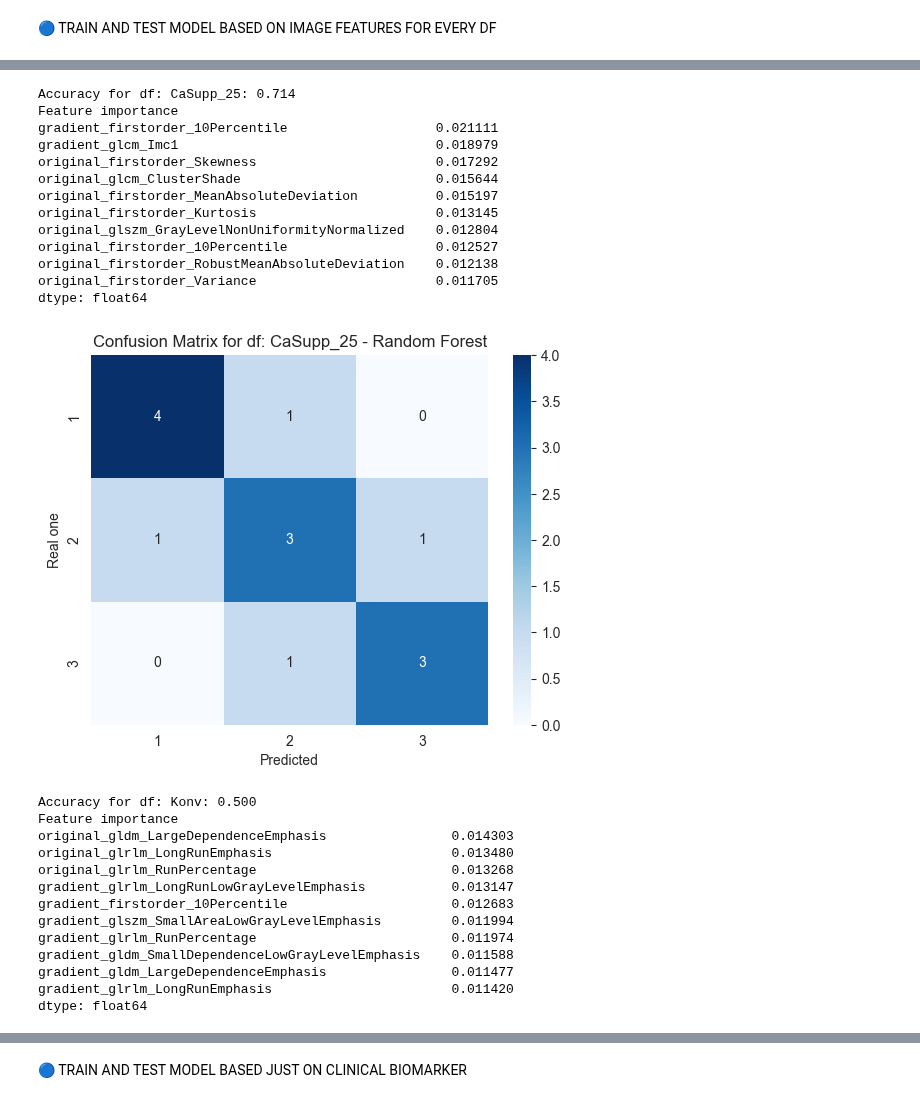
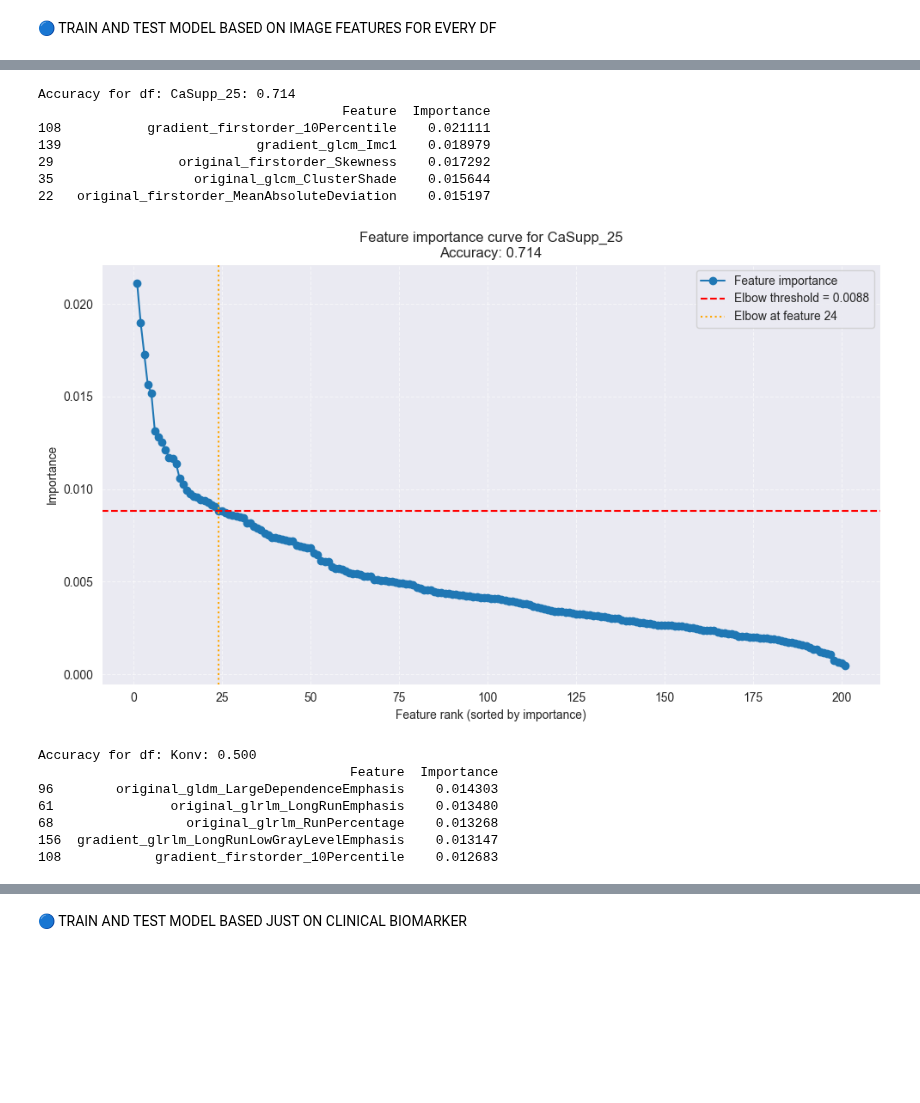
Before and after one commit to lukas1110/Analysis-of-multiple-myelomas-from-dual-CT, a Jupyter notebook: data_analysis/random_forest.ipynb, the cells around one changed output, grey strips where cells are left out. Saved outputs shown, nothing was run; the diff lists cells and outputs as text; code cells hidden in the pictures; blank space fills up the shorter version.

Commit message:
Graphs of feature importance for RF.

```diff
--- a/data_analysis/random_forest.ipynb
+++ b/data_analysis/random_forest.ipynb
@@ -51,61 +27,67 @@ Accuracy: 0.714
 # %%
 dfs = [df_c25, df_konv, df_vmi40, df_vmi80, df_vmi120]
 dataset_names = ['CaSupp_25', 'Konv', 'VMI_40', 'VMI_80', 'VMI_120']
 
 for df, name in zip(dfs, dataset_names):
 
     X = df.select_dtypes(include=['number'])
     y = clinical_df['Stage']
 
     valid_idx = X.notna().all(axis=1) & y.notna()
     X = X[valid_idx]
     y = y[valid_idx]
 
     X_train, X_test, y_train, y_test = train_test_split(X, y, test_size=0.2, random_state=42, stratify=y)
 
     rf = RandomForestClassifier(n_estimators=200, random_state=42)
     rf.fit(X_train, y_train)
 
     y_pred = rf.predict(X_test)
     acc = accuracy_score(y_test, y_pred)
     print(f"Accuracy for df: {name}: {acc:.3f}")
-    print("Feature importance")
-    feature_importance = pd.Series(rf.feature_importances_, index=X.columns)
-    feature_importance = feature_importance.sort_values(ascending=False)
-    print(feature_importance.head(10))
-    print()
 
-    cm = confusion_matrix(y_test, y_pred)
-    sns.heatmap(cm, annot=True, fmt="d", cmap="Blues", xticklabels=[1,2,3], yticklabels=[1,2,3])
-    plt.xlabel("Predicted")
-    plt.ylabel("Real one")
-    plt.title(f"Confusion Matrix for df: {name} - Random Forest")
+    feature_importance_df = pd.DataFrame({'Feature': X.columns, 'Importance': rf.feature_importances_}).sort_values(by='Importance', ascending=False)
+    print(feature_importance_df.head())
+
+    # cm = confusion_matrix(y_test, y_pred)
+    # sns.heatmap(cm, annot=True, fmt="d", cmap="Blues", xticklabels=[1,2,3], yticklabels=[1,2,3])
+    # plt.xlabel("Predicted")
+    # plt.ylabel("Real one")
+    # plt.title(f"Confusion Matrix for df: {name} - Random Forest")
+    # plt.show()
+
+    imp = np.sort(feature_importance_df['Importance'].values)[::-1]
+    x = np.arange(1, len(imp) + 1)
+
+    knee = KneeLocator(x, imp, curve='convex', direction='decreasing')
+    threshold = imp[knee.knee] if knee.knee is not None else None
+    selected_features = feature_importance_df[feature_importance_df['Importance'] >= threshold]['Feature'].tolist()
+
+    plt.figure(figsize=(10, 6))
+    plt.plot(x, imp, marker='o', label='Feature importance')
+    if threshold is not None:
+        plt.axhline(y=threshold, color='red', linestyle='--', label=f'Elbow threshold = {threshold:.4f}')
+        plt.axvline(x=knee.knee, color='orange', linestyle=':', label=f'Elbow at feature {knee.knee}')
+    plt.title(f"Feature importance curve for {name}\nAccuracy: {acc:.3f}")
+    plt.xlabel("Feature rank (sorted by importance)")
+    plt.ylabel("Importance")
+    plt.grid(True, linestyle='--', alpha=0.6)
+    plt.legend()
+    plt.tight_layout()
     plt.show()
 # %% [output]
 Accuracy for df: CaSupp_25: 0.714
-Feature importance
-gradient_firstorder_10Percentile                   0.021111
-gradient_glcm_Imc1                                 0.018979
-original_firstorder_Skewness                       0.017292
-original_glcm_ClusterShade                         0.015644
-original_firstorder_MeanAbsoluteDeviation          0.015197
-original_firstorder_Kurtosis                       0.013145
-original_glszm_GrayLevelNonUniformityNormalized    0.012804
-original_firstorder_10Percentile                   0.012527
-original_firstorder_RobustMeanAbsoluteDeviation    0.012138
-original_firstorder_Variance                       0.011705
-dtype: float64
+                                       Feature  Importance
+108           gradient_firstorder_10Percentile    0.021111
+139                         gradient_glcm_Imc1    0.018979
+29                original_firstorder_Skewness    0.017292
+35                  original_glcm_ClusterShade    0.015644
+22   original_firstorder_MeanAbsoluteDeviation    0.015197
-[figure, old version]
+[figure, new version]
 Accuracy for df: Konv: 0.500
-Feature importance
-original_gldm_LargeDependenceEmphasis                0.014303
-original_glrlm_LongRunEmphasis                       0.013480
-original_glrlm_RunPercentage                         0.013268
-gradient_glrlm_LongRunLowGrayLevelEmphasis           0.013147
-gradient_firstorder_10Percentile                     0.012683
-gradient_glszm_SmallAreaLowGrayLevelEmphasis         0.011994
-gradient_glrlm_RunPercentage                         0.011974
-gradient_gldm_SmallDependenceLowGrayLevelEmphasis    0.011588
-gradient_gldm_LargeDependenceEmphasis                0.011477
-gradient_glrlm_LongRunEmphasis                       0.011420
-dtype: float64
+                                        Feature  Importance
+96        original_gldm_LargeDependenceEmphasis    0.014303
+61               original_glrlm_LongRunEmphasis    0.013480
+68                 original_glrlm_RunPercentage    0.013268
+156  gradient_glrlm_LongRunLowGrayLevelEmphasis    0.013147
+108            gradient_firstorder_10Percentile    0.012683
```
Also changed, not shown: parts of 6 cells of this notebook, 2 other files.
